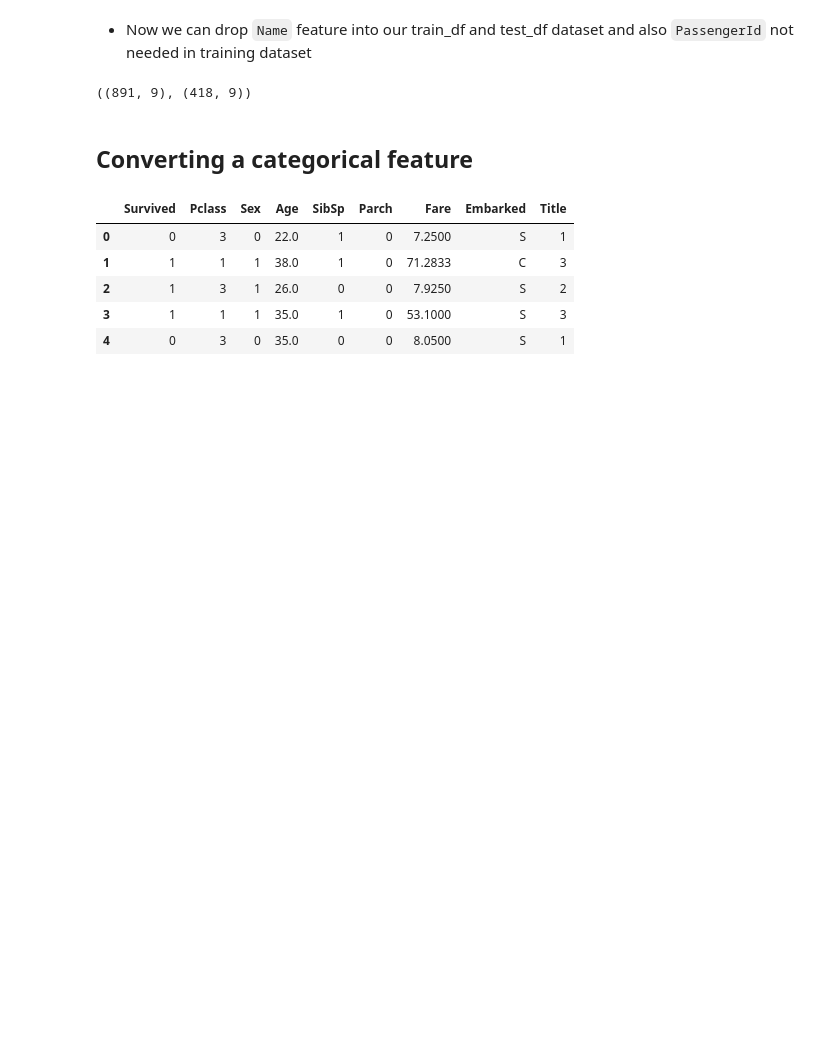
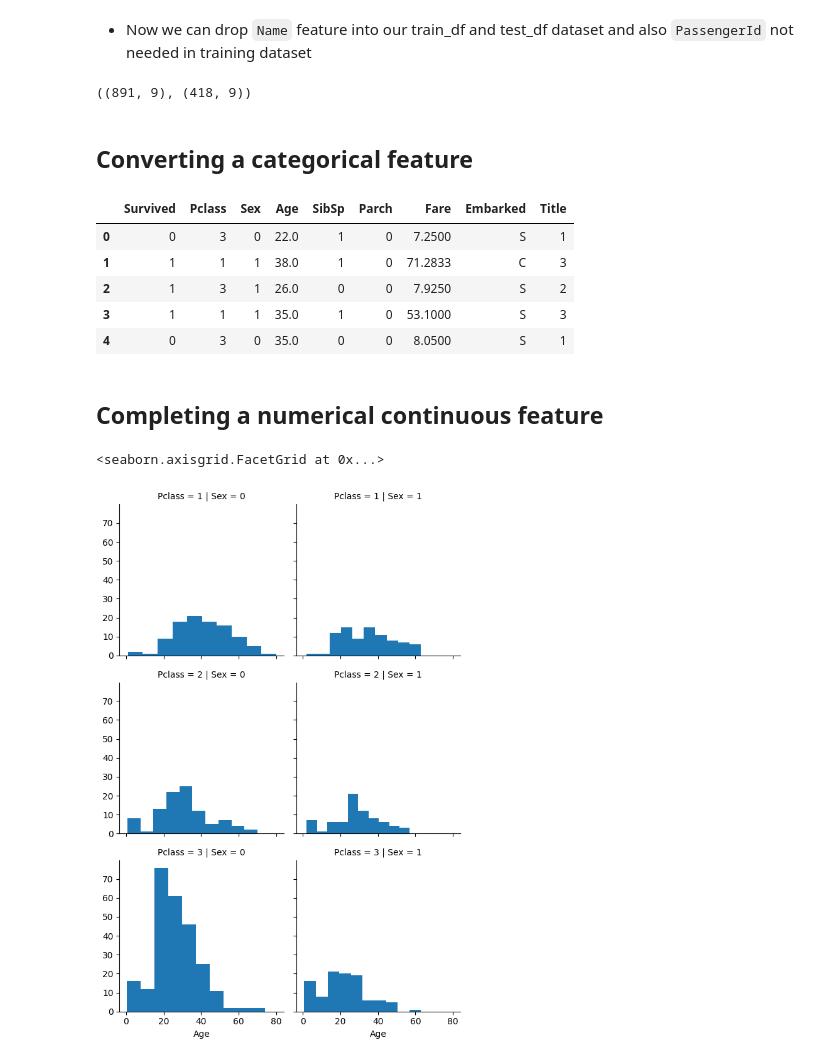
Before and after one commit to iamlaboniraz/100-days-challenge-Machine-Learning, a Jupyter notebook: data preprocessing+EDA_WITH titanic dataset/Untitled.ipynb, the cells around one changed output. Drawn from its saved outputs; the diff is of its cells as text; code cells hidden in the pictures; blank space fills up the shorter version.

```diff
--- a/data preprocessing+EDA_WITH titanic dataset/Untitled.ipynb
+++ b/data preprocessing+EDA_WITH titanic dataset/Untitled.ipynb
@@ -398,3 +411,11 @@ train_df.head()
 | 2 | 1 | 3 | 1 | 26.0 | 0 | 0 | 7.9250 | S | 2 |
 | 3 | 1 | 1 | 1 | 35.0 | 1 | 0 | 53.1000 | S | 3 |
 | 4 | 0 | 3 | 0 | 35.0 | 0 | 0 | 8.0500 | S | 1 |
+# %% [markdown]
+## Completing a numerical continuous feature
+# %%
+grid = sns.FacetGrid(train_df, row='Pclass', col='Sex')
+grid.map(plt.hist, 'Age')
+# %% [output]
+<seaborn.axisgrid.FacetGrid at 0x...>
+[figure, added]
```
Also changed, not shown: parts of 33 cells of this notebook.
